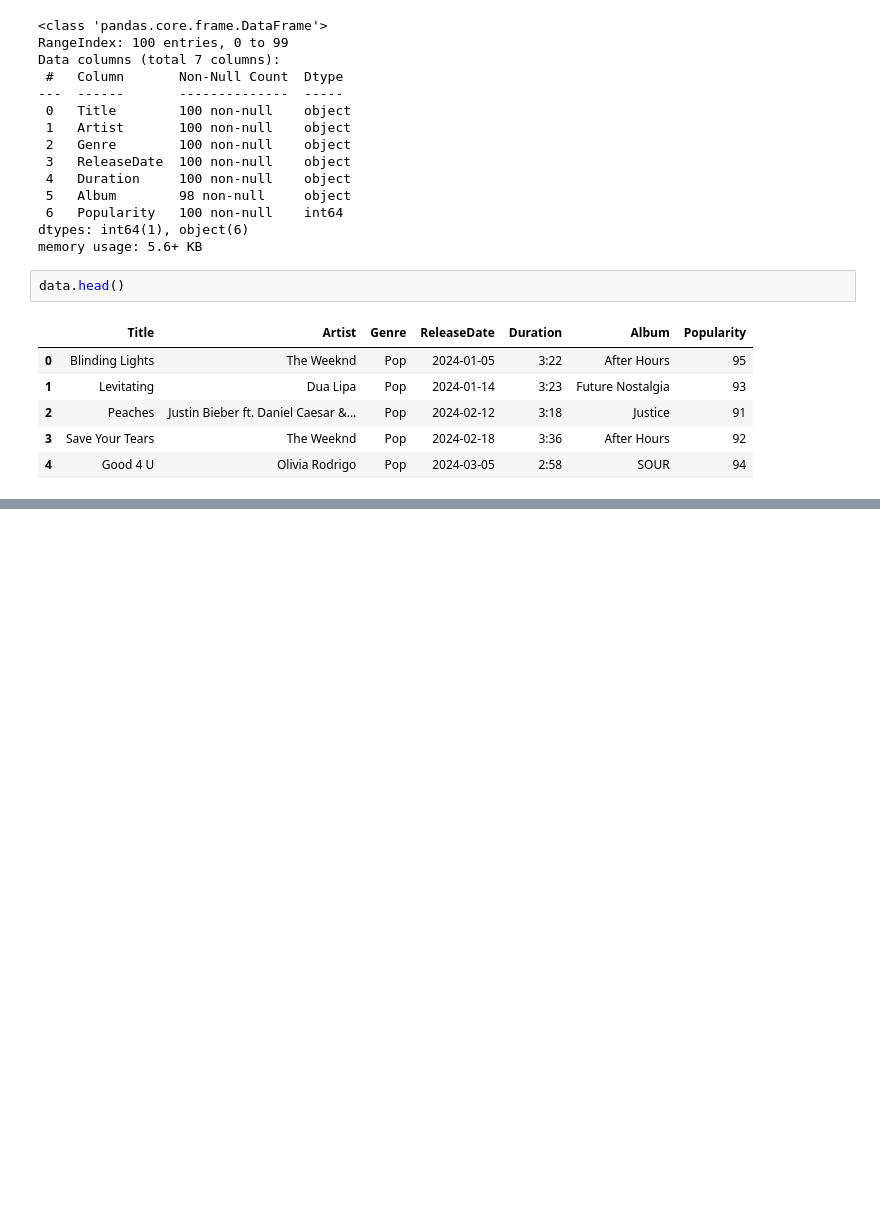
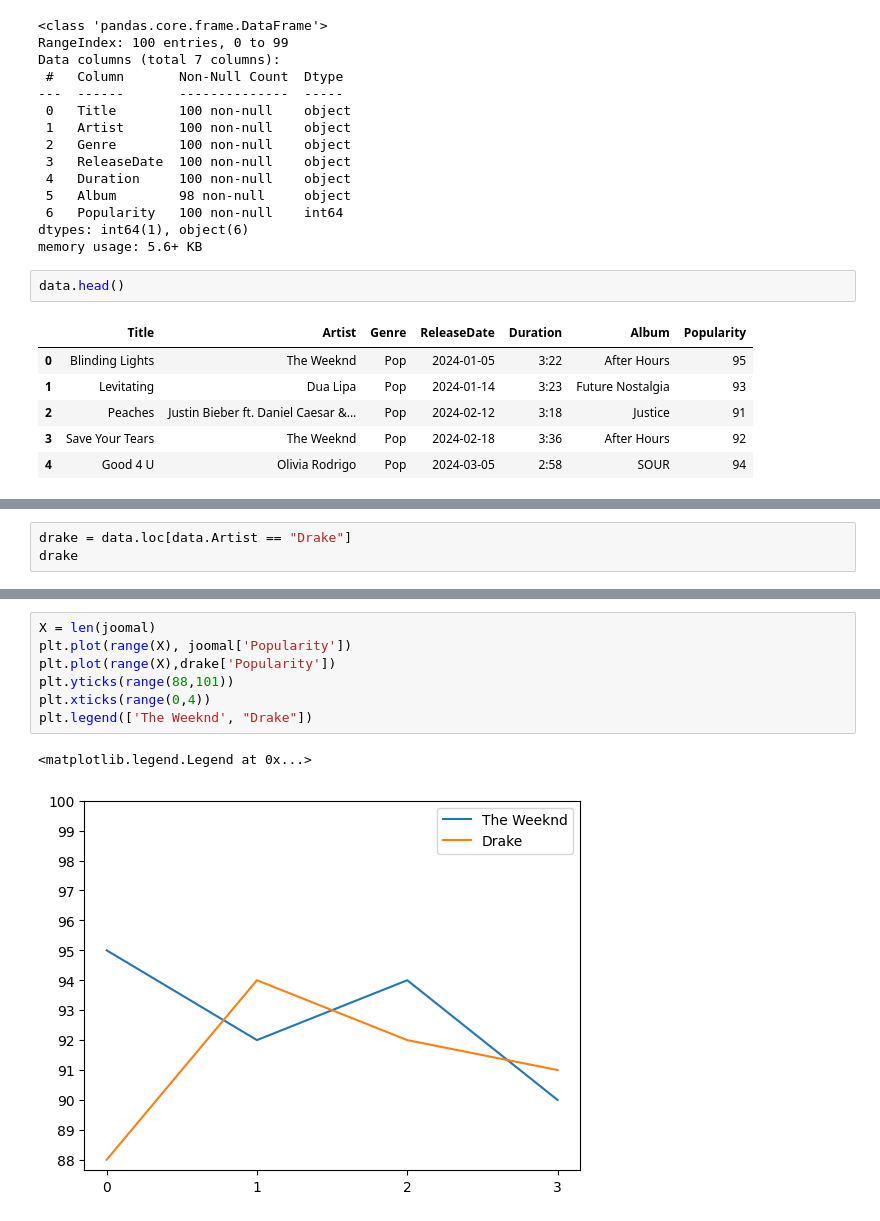
Before and after one commit to jjimini98/AI-Coaching-Study, a Jupyter notebook: Week 2/prac_matplotlib.ipynb, the cells around one changed output, grey strips where cells are left out. Saved outputs shown, nothing was run; the diff lists cells and outputs as text; blank space fills up the shorter version.

```diff
--- a/Week 2/prac_matplotlib.ipynb
+++ b/Week 2/prac_matplotlib.ipynb
@@ -80,0 +232,3 @@ data.drop_duplicates()
+# %%
+drake = data.loc[data.Artist == "Drake"]
+drake
@@ -80,0 +241,10 @@ data.drop_duplicates()
+# %%
+X = len(joomal)
+plt.plot(range(X), joomal['Popularity'])
+plt.plot(range(X),drake['Popularity'])
+plt.yticks(range(88,101))
+plt.xticks(range(0,4))
+plt.legend(['The Weeknd', "Drake"])
+# %% [output]
+<matplotlib.legend.Legend at 0x...>
+[figure, added]
```
Also changed, not shown: parts of 30 cells of this notebook.
